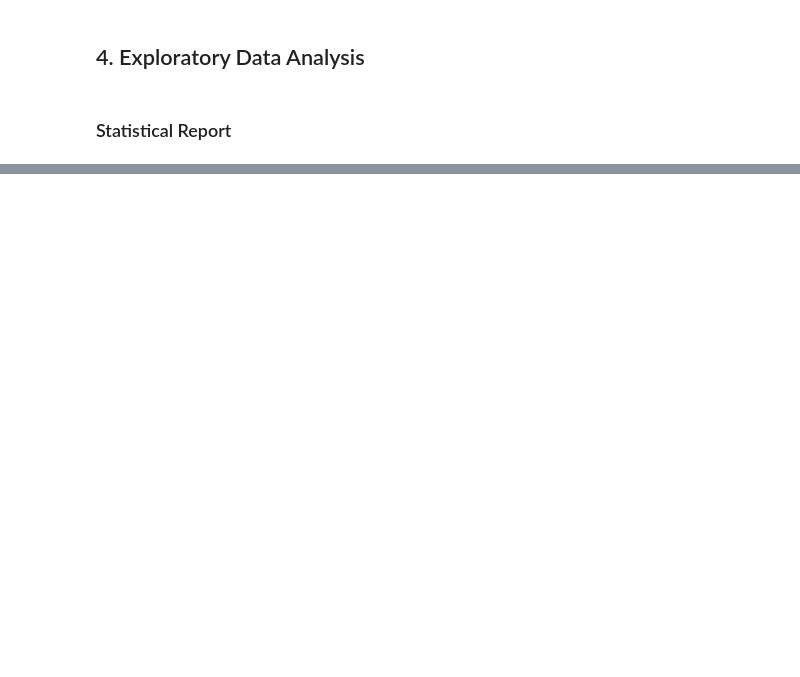
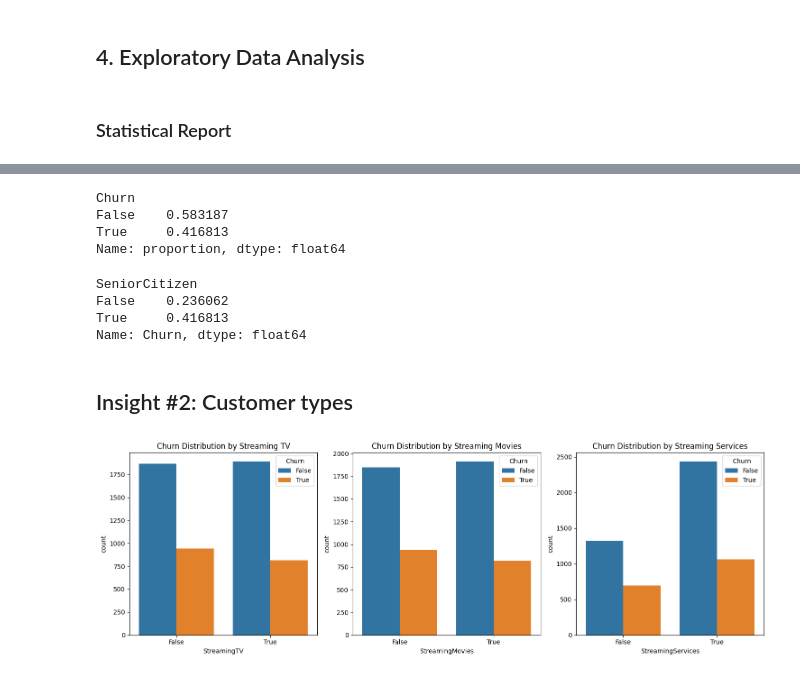
Before and after one commit to cesaralej/pandas_project, a Jupyter notebook: Group3_Assignment2_C2.ipynb, the cells around one changed output, grey strips where cells are left out. Saved outputs shown, nothing was run; the diff lists cells and outputs as text; code cells hidden in the pictures; blank space fills up the shorter version.

Commit message:
Started with insights

```diff
--- a/Group3_Assignment2_C2.ipynb
+++ b/Group3_Assignment2_C2.ipynb
@@ -241,0 +359,44 @@ profile.to_file("churn.html")
+# %%
+filtered_data = df[df['SeniorCitizen'] == 1]
+filtered_data['Churn'].value_counts(normalize=True)
+# %% [output]
+Churn
+False    0.583187
+True     0.416813
+Name: proportion, dtype: float64
+# %%
+churn_rates = df.groupby('SeniorCitizen')['Churn'].mean()
+print(churn_rates)
+# %% [output]
+SeniorCitizen
+False    0.236062
+True     0.416813
+Name: Churn, dtype: float64
+# %% [markdown]
+## Insight #2: Customer types
+# %%
+# Assuming df is your DataFrame
+filtered_df = df[df['InternetService'] == 1]
+
+# Create subplots with 1 row and 3 columns
+fig, ax = plt.subplots(nrows=1, ncols=3, figsize=(15, 5))
+
+# Plot the first chart
+sns.countplot(x='StreamingTV', hue='Churn', data=filtered_df, ax=ax[0])
+ax[0].set_title('Churn Distribution by Streaming TV')
+
+# Plot the second chart
+sns.countplot(x='StreamingMovies', hue='Churn', data=filtered_df, ax=ax[1])
+ax[1].set_title('Churn Distribution by Streaming Movies')
+
+# Plot the third chart
+sns.countplot(x='StreamingServices', hue='Churn', data=filtered_df, ax=ax[2])
+ax[2].set_title('Churn Distribution by Streaming Services')
+
+# Adjust layout for better spacing
+plt.tight_layout()
+
+# Show the plots
+plt.show()
+# %% [output]
+[figure, added]
```
Also changed, not shown: parts of 27 cells of this notebook, 1 other file.
